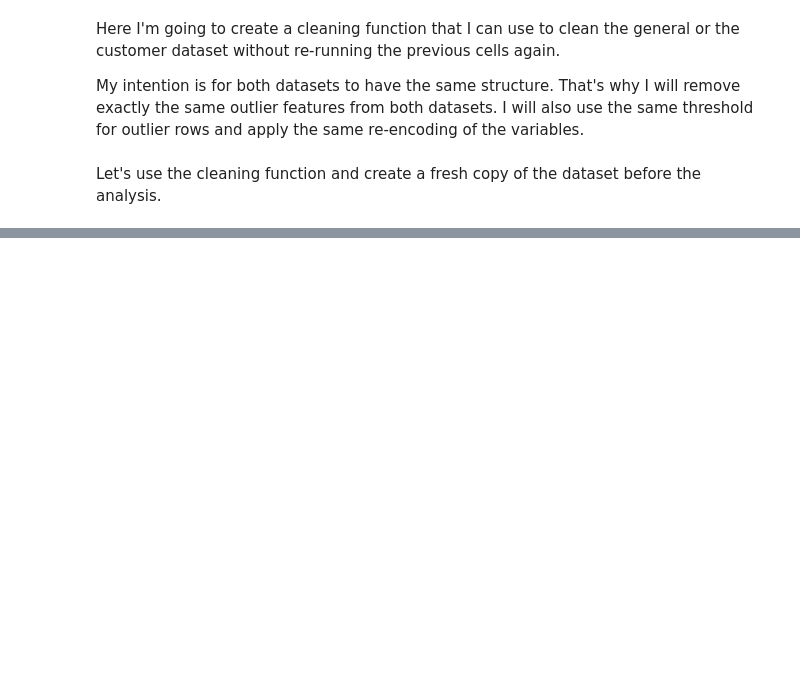
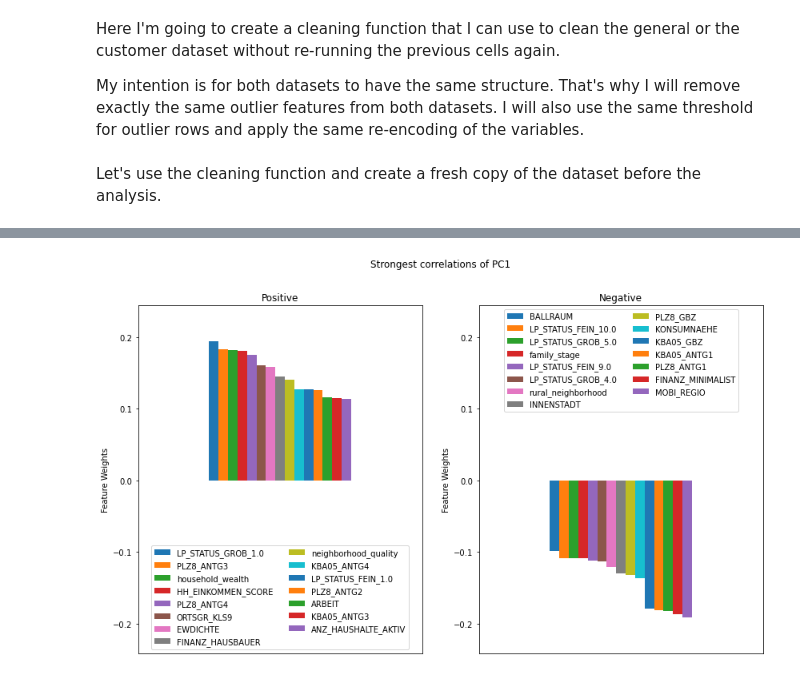
Before and after one commit to vicksam/customer-segments, a Jupyter notebook: customer_segments.ipynb, the cells around one changed output, grey strips where cells are left out. Saved outputs shown, nothing was run; the diff lists cells and outputs as text; code cells hidden in the pictures; blank space fills up the shorter version.

```diff
--- a/customer_segments.ipynb
+++ b/customer_segments.ipynb
@@ -832,0 +956,46 @@ general, general_outliers = clean_data(pd.read_csv('AZDIAS_Subset.csv', sep = ';
+# %%
+# Plot 15 postive and negative strongest correlations of the principal component with their weights
+def pca_results(dataset, pca, component):
+
+    MAX_VARIABLES = 15
+
+    # PCA components
+    components = pd.DataFrame(np.round(pca.components_, 4), columns = dataset.keys())
+
+    # Take the component by index
+    weights = components.iloc[component - 1]
+
+    # Sort it by the weights
+    weights = weights.sort_values(ascending = False)
+
+    # Get top and bottom weights
+    top_weights = pd.DataFrame(weights[:MAX_VARIABLES])
+    bottom_weights = pd.DataFrame(weights[-MAX_VARIABLES:])
+
+    # Get range for Y
+    min_y = min(bottom_weights.values) - 0.05
+    max_y = max(top_weights.values) + 0.05
+
+    # Create a bar plot visualization
+    fig, (ax1, ax2) = plt.subplots(1, 2, figsize = (14, 8))
+
+    # Plot the feature weights as a function of the components
+    top_weights.T.plot(ax = ax1, kind = 'bar');
+    ax1.set_ylabel("Feature Weights")
+    ax1.tick_params(which='both', bottom = False, top = False, labelbottom = False)
+    ax1.set_ylim(min_y, max_y)
+    ax1.legend(loc = 'lower center', ncol = 2)
+    ax1.set_title("Positive")
+
+    bottom_weights.T.plot(ax = ax2, kind = 'bar');
+    ax2.set_ylabel("Feature Weights")
+    ax2.tick_params(which='both', bottom = False, top = False, labelbottom = False)
+    ax2.set_ylim(min_y, max_y)
+    ax2.legend(loc = 'upper center', ncol = 2)
+    ax2.set_title("Negative")
+
+    fig.suptitle('Strongest correlations of PC{}'.format(component))
+# %%
+pca_results(general, pca, 1)
+# %% [output]
+[figure, added]
```
Also changed, not shown: parts of 23 cells of this notebook, 1 other file.
